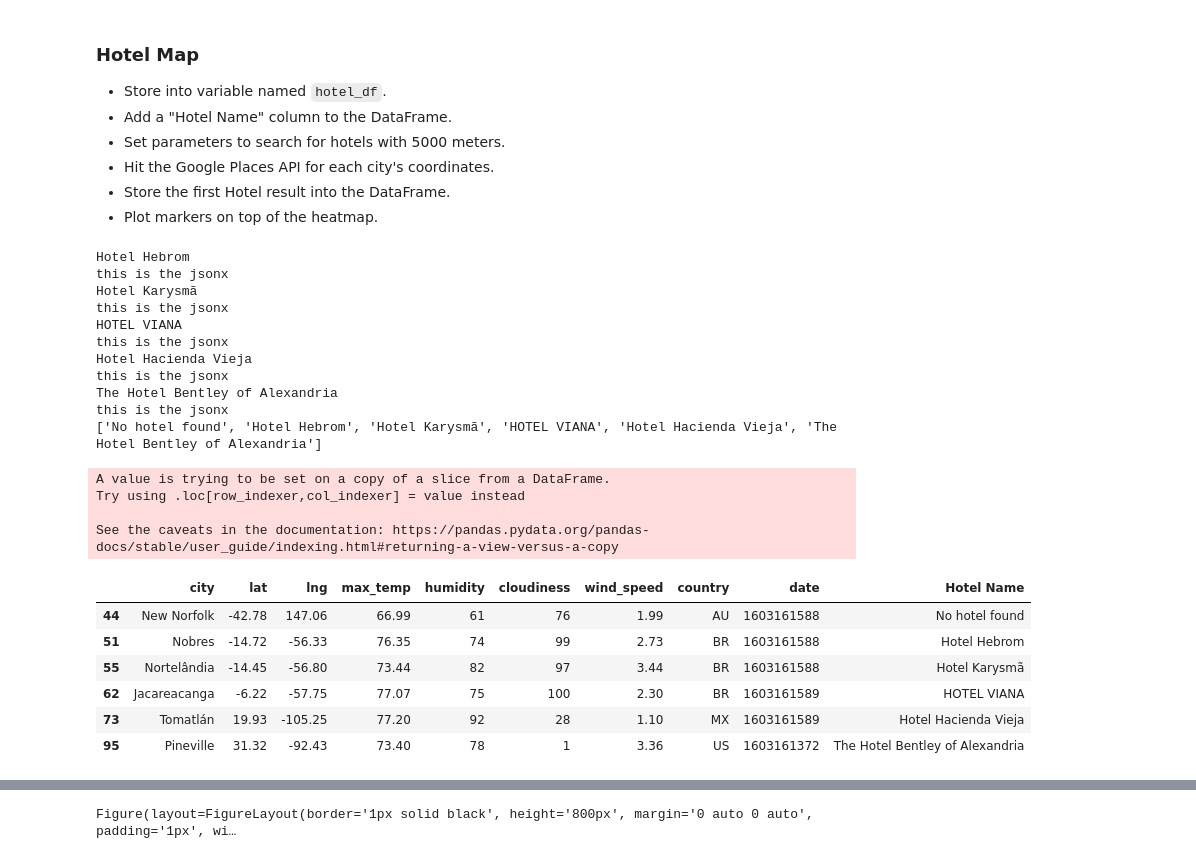
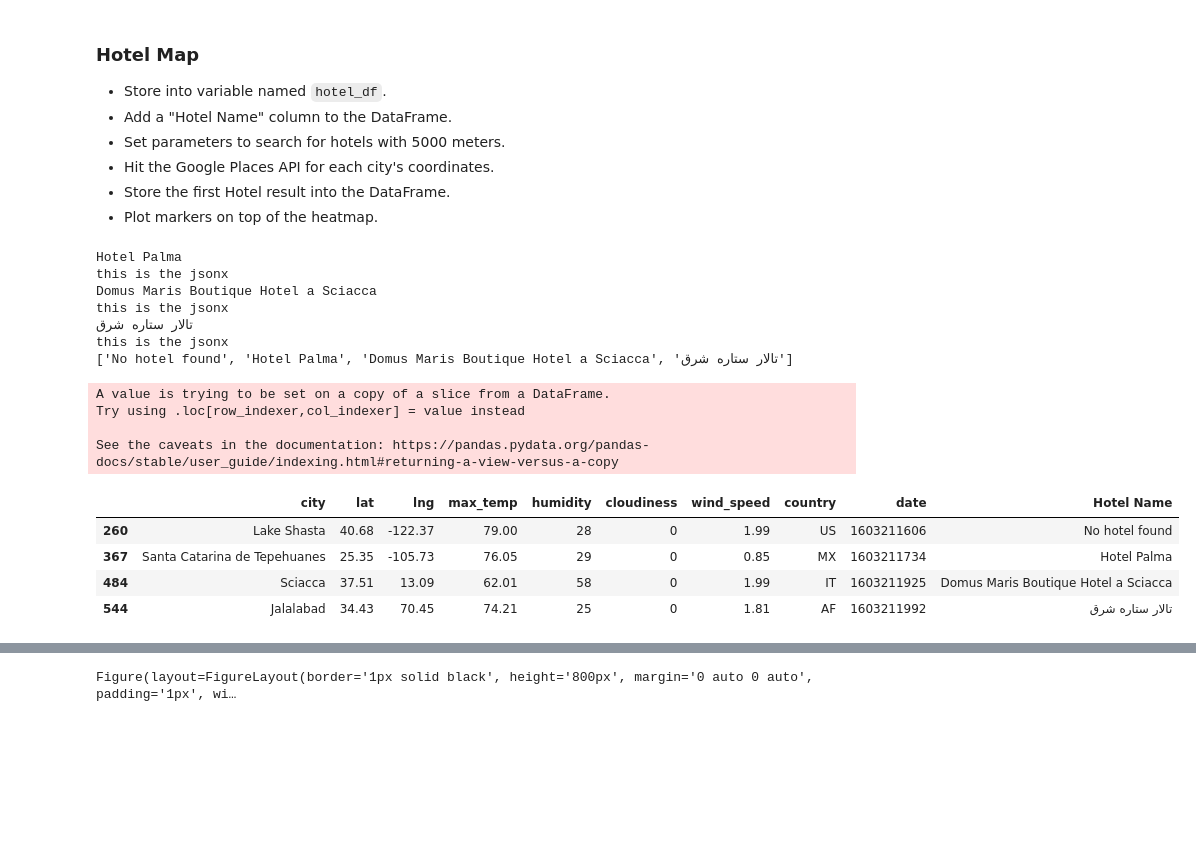
Before and after one commit to jtslater2/JTS-HW6-PythonAPI, a Jupyter notebook: VacationPy/VacationPy-jts.ipynb, the cells around one changed output, grey strips where cells are left out. Cells and saved outputs as stored; diff of their text form; code cells hidden in the pictures; blank space fills up the shorter version.

```diff
--- a/VacationPy/VacationPy-jts.ipynb
+++ b/VacationPy/VacationPy-jts.ipynb
@@ -127,20 +84,11 @@ Figure(layout=FigureLayout(border='1px solid black', height='800px', margin='0 a
 * Narrow down the cities to fit weather conditions.
 * Drop any rows will null values.
 # %%
+#create ideal weather list  between 60-80 degrees with less 10% cloudiness and windspeed less than 2 mph
 ideal_weather_data = weather_data.loc[(weather_data["max_temp"] < 80) &
                                      (weather_data["max_temp"] > 60) &
-                                      (weather_data["cloudiness"] > 0) &
-                                        (weather_data["wind_speed"] < 5)]
-
-
-
-
-                                    #weather_data["wind_speed"] <10]
-                                     # < 10|weather_data["cloudiness"] == 70
-
-            #|weather_data["max_temp"] < 80|
-
-                                    # ]
+                                      (weather_data["cloudiness"] < 10) &
+                                        (weather_data["wind_speed"] < 2)]
 
 ideal_weather_data.head(25)
 # %% [output]
@@ -160,6 +106,7 @@ ideal_weather_data.head(25)
 * Store the first Hotel result into the DataFrame.
 * Plot markers on top of the heatmap.
 # %%
+#create hotel df & set parameter for google
 hotel_df = []
 params = {
     "radius": 5000,
@@ -168,88 +115,47 @@ params = {
     "key": g_key
 }
 
-# Use the lat/lng we recovered to identify cities
+# Use the lat/lng to identify cities
 for index, row in ideal_weather_data.iterrows():
     # get lat, lng from df
     lat = row["lat"]
     lng = row["lng"]
 
     # change location each iteration while leaving original params in place
     params["location"] = f"{lat},{lng}"
 
-    # Use the search term: "International Airport" and our lat/lng
+    # Use the search terms and lat/lng
     base_url = "https://maps.googleapis.com/maps/api/place/nearbysearch/json"
 
     # make request and print url
     hotel_data = requests.get(base_url, params=params).json()
 
+    #checking for errors
     try:
-        #bl
-        #print(hotel_data)
         print(hotel_data["results"][0]["name"])
         hotel_df.append(hotel_data["results"][0]["name"])
-        #print(json.dumps(name_address, indent=4, sort_keys=True))
-        xx = input("this is the json")
     except (KeyError, IndexError):
         hotel_df.append("No hotel found")
 
 print(hotel_df)
 
-# Run a request to endpoint and convert result to json
-#geo_data = requests.get(target_url).json()
-
-# Print the json
-#print(geo_data)
-
-# Print the json (pretty printed)
-#print(json.dumps(geo_data, indent=4, sort_keys=True))
-
-
-
-
 ideal_weather_data["Hotel Name"] = hotel_df
 
-
-
-
-#     print the name_address url, avoid doing for public github repos in order to avoid exposing key
-#     print(name_address.url)
-
-    # convert to json
-    #name_address = name_address.json()
-
-
-    # Since some data may be missing we incorporate a try-except to skip any that are missing a data point.
-    #try:
-    #    cities_pd.loc[index, "Airport Name"] = name_address["results"][0]["name"]
-    #    cities_pd.loc[index, "Airport Address"] = name_address["results"][0]["vicinity"]
-    #    cities_pd.loc[index, "Airport Rating"] = name_address["results"][0]["rating"]
-    #except (KeyError, IndexError):
-    #    print("Missing field/result... skipping.")
-
-
-#print(json.dumps(response_json, indent=4, sort_keys=True))
 ideal_weather_data.head(6)
 # %% [output]
-Hotel Hebrom
+Hotel Palma
 this is the jsonx
-Hotel Karysmã
+Domus Maris Boutique Hotel a Sciacca
 this is the jsonx
-HOTEL VIANA
+تالار ستاره شرق
 this is the jsonx
-Hotel Hacienda Vieja
-this is the jsonx
-The Hotel Bentley of Alexandria
-this is the jsonx
-['No hotel found', 'Hotel Hebrom', 'Hotel Karysmã', 'HOTEL VIANA', 'Hotel Hacienda Vieja', 'The Hotel Bentley of Alexandria']
+['No hotel found', 'Hotel Palma', 'Domus Maris Boutique Hotel a Sciacca', 'تالار ستاره شرق']
 A value is trying to be set on a copy of a slice from a DataFrame.
 Try using .loc[row_indexer,col_indexer] = value instead
 
 See the caveats in the documentation: https://pandas.pydata.org/pandas-docs/stable/user_guide/indexing.html#returning-a-view-versus-a-copy
 |  | city | lat | lng | max_temp | humidity | cloudiness | wind_speed | country | date | Hotel Name |
-| 44 | New Norfolk | -42.78 | 147.06 | 66.99 | 61 | 76 | 1.99 | AU | 1603161588 | No hotel found |
-| 51 | Nobres | -14.72 | -56.33 | 76.35 | 74 | 99 | 2.73 | BR | 1603161588 | Hotel Hebrom |
-| 55 | Nortelândia | -14.45 | -56.80 | 73.44 | 82 | 97 | 3.44 | BR | 1603161588 | Hotel Karysmã |
-| 62 | Jacareacanga | -6.22 | -57.75 | 77.07 | 75 | 100 | 2.30 | BR | 1603161589 | HOTEL VIANA |
-| 73 | Tomatlán | 19.93 | -105.25 | 77.20 | 92 | 28 | 1.10 | MX | 1603161589 | Hotel Hacienda Vieja |
-| 95 | Pineville | 31.32 | -92.43 | 73.40 | 78 | 1 | 3.36 | US | 1603161372 | The Hotel Bentley of Alexandria |
+| 260 | Lake Shasta | 40.68 | -122.37 | 79.00 | 28 | 0 | 1.99 | US | 1603211606 | No hotel found |
+| 367 | Santa Catarina de Tepehuanes | 25.35 | -105.73 | 76.05 | 29 | 0 | 0.85 | MX | 1603211734 | Hotel Palma |
+| 484 | Sciacca | 37.51 | 13.09 | 62.01 | 58 | 0 | 1.99 | IT | 1603211925 | Domus Maris Boutique Hotel a Sciacca |
+| 544 | Jalalabad | 34.43 | 70.45 | 74.21 | 25 | 0 | 1.81 | AF | 1603211992 | تالار ستاره شرق |
```
Also changed, not shown: parts of 12 cells of this notebook, 16 other files.
